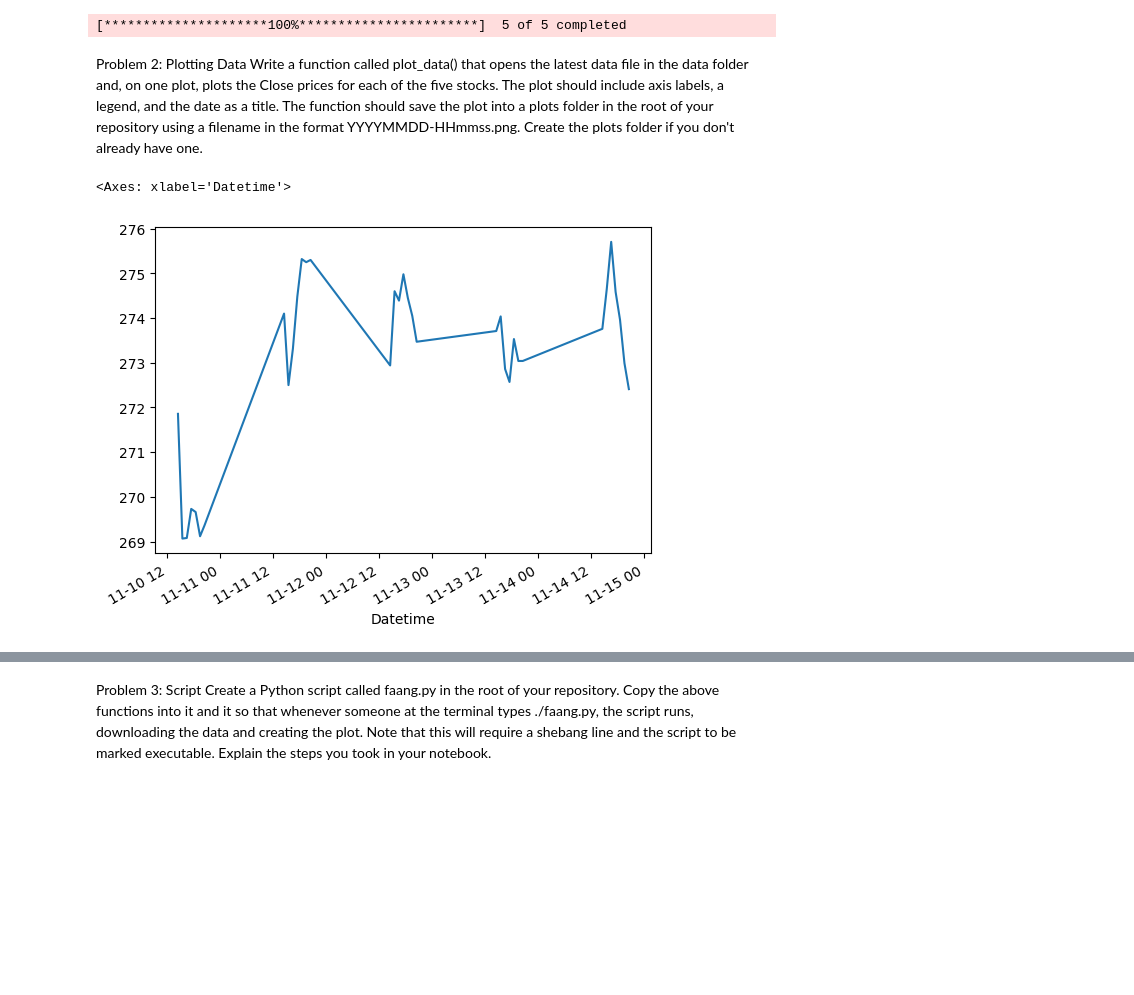
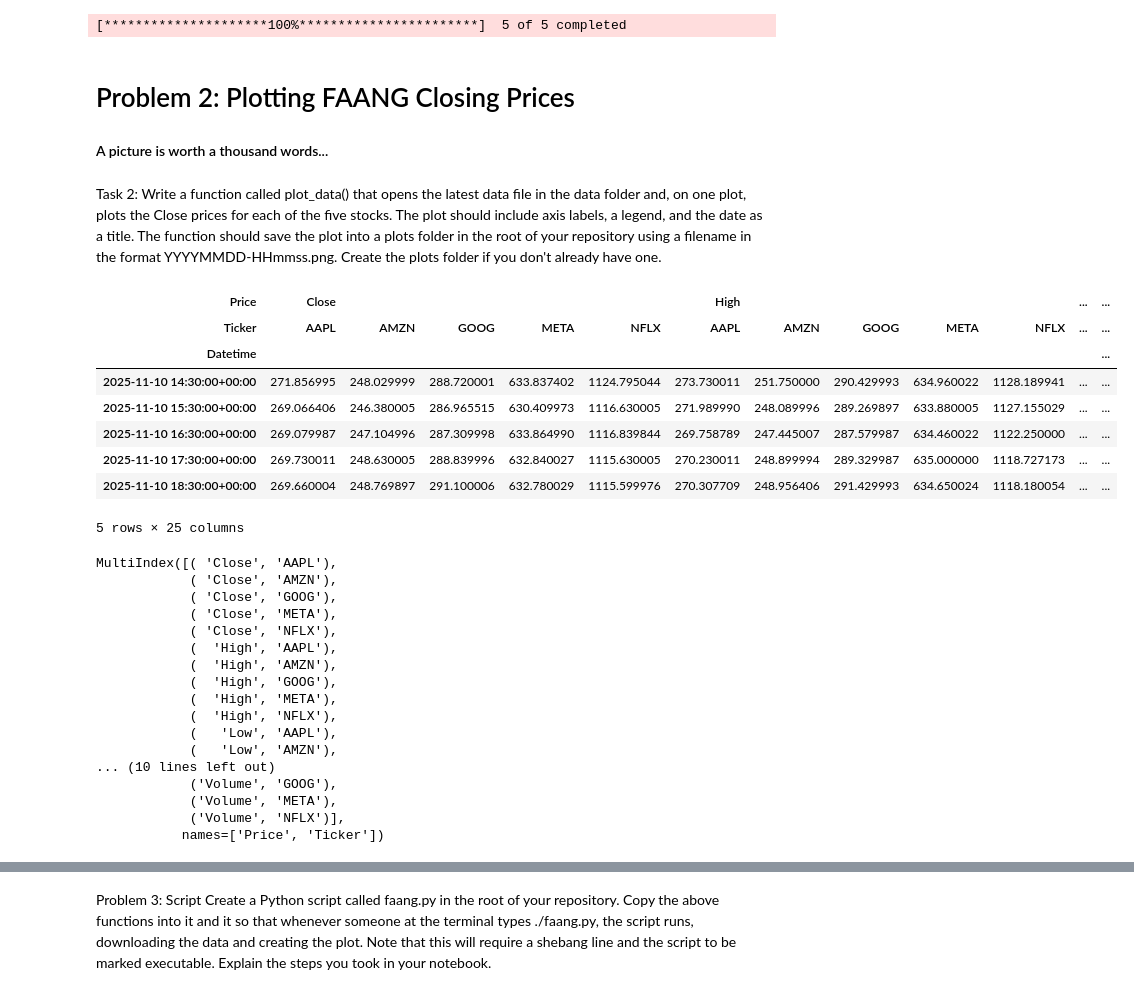
Before and after one commit to marianemcgrath/comp_infrastructure_assessment, a Jupyter notebook: problems.ipynb, the cells around one changed output, grey strips where cells are left out. Drawn from its saved outputs; the diff is of its cells as text; code cells hidden in the pictures; blank space fills up the shorter version.

Commit message:
Problem 2_Edits_ Data Folder_creation

```diff
--- a/problems.ipynb
+++ b/problems.ipynb
@@ -83,7 +78,10 @@ filename = now.strftime("%Y%m%d-%H%M%S") + ".csv"
 
 # Save data to CSV File
 df.to_csv(filename)
+# %% [markdown]
+# Problem 2: Plotting FAANG Closing Prices
+
+#### A picture is worth a thousand words...
 # %% [markdown]
-Problem 2: Plotting Data
-Write a function called plot_data() that opens the latest data file in the data folder and, on one plot, plots the Close prices for each of the five stocks. The plot should include axis labels, a legend, and the date as a title. The function should save the plot into a plots folder in the root of your repository using a filename in the format YYYYMMDD-HHmmss.png. Create the plots folder if you don't already have one.
+Task 2: Write a function called plot_data() that opens the latest data file in the data folder and, on one plot, plots the Close prices for each of the five stocks. The plot should include axis labels, a legend, and the date as a title. The function should save the plot into a plots folder in the root of your repository using a filename in the format YYYYMMDD-HHmmss.png. Create the plots folder if you don't already have one.
 # %%
@@ -91,5 +90,33 @@ import matplotlib as plot
 # %%
-df[('Close', 'AAPL')].plot()
+df.head()
 # %% [output]
+| Price | Close |  |  |  |  | High |  |  |  |  | ... | ... |
+| Ticker | AAPL | AMZN | GOOG | META | NFLX | AAPL | AMZN | GOOG | META | NFLX | ... | ... |
+| Datetime |  |  |  |  |  |  |  |  |  |  |  | ... |
+| 2025-11-10 14:30:00+00:00 | 271.856995 | 248.029999 | 288.720001 | 633.837402 | 1124.795044 | 273.730011 | 251.750000 | 290.429993 | 634.960022 | 1128.189941 | ... | ... |
+| 2025-11-10 15:30:00+00:00 | 269.066406 | 246.380005 | 286.965515 | 630.409973 | 1116.630005 | 271.989990 | 248.089996 | 289.269897 | 633.880005 | 1127.155029 | ... | ... |
+| 2025-11-10 16:30:00+00:00 | 269.079987 | 247.104996 | 287.309998 | 633.864990 | 1116.839844 | 269.758789 | 247.445007 | 287.579987 | 634.460022 | 1122.250000 | ... | ... |
+| 2025-11-10 17:30:00+00:00 | 269.730011 | 248.630005 | 288.839996 | 632.840027 | 1115.630005 | 270.230011 | 248.899994 | 289.329987 | 635.000000 | 1118.727173 | ... | ... |
+| 2025-11-10 18:30:00+00:00 | 269.660004 | 248.769897 | 291.100006 | 632.780029 | 1115.599976 | 270.307709 | 248.956406 | 291.429993 | 634.650024 | 1118.180054 | ... | ... |
-<Axes: xlabel='Datetime'>
+5 rows × 25 columns
-[figure, removed]
+# %%
+# List Columns of df
+df.columns
+# %% [output]
+MultiIndex([( 'Close', 'AAPL'),
+            ( 'Close', 'AMZN'),
+            ( 'Close', 'GOOG'),
+            ( 'Close', 'META'),
+            ( 'Close', 'NFLX'),
+            (  'High', 'AAPL'),
+            (  'High', 'AMZN'),
+            (  'High', 'GOOG'),
+            (  'High', 'META'),
+            (  'High', 'NFLX'),
+            (   'Low', 'AAPL'),
+            (   'Low', 'AMZN'),
+... (10 lines left out)
+            ('Volume', 'GOOG'),
+            ('Volume', 'META'),
+            ('Volume', 'NFLX')],
+           names=['Price', 'Ticker'])
```
Also changed, not shown: parts of 8 cells of this notebook, 10 other files.
